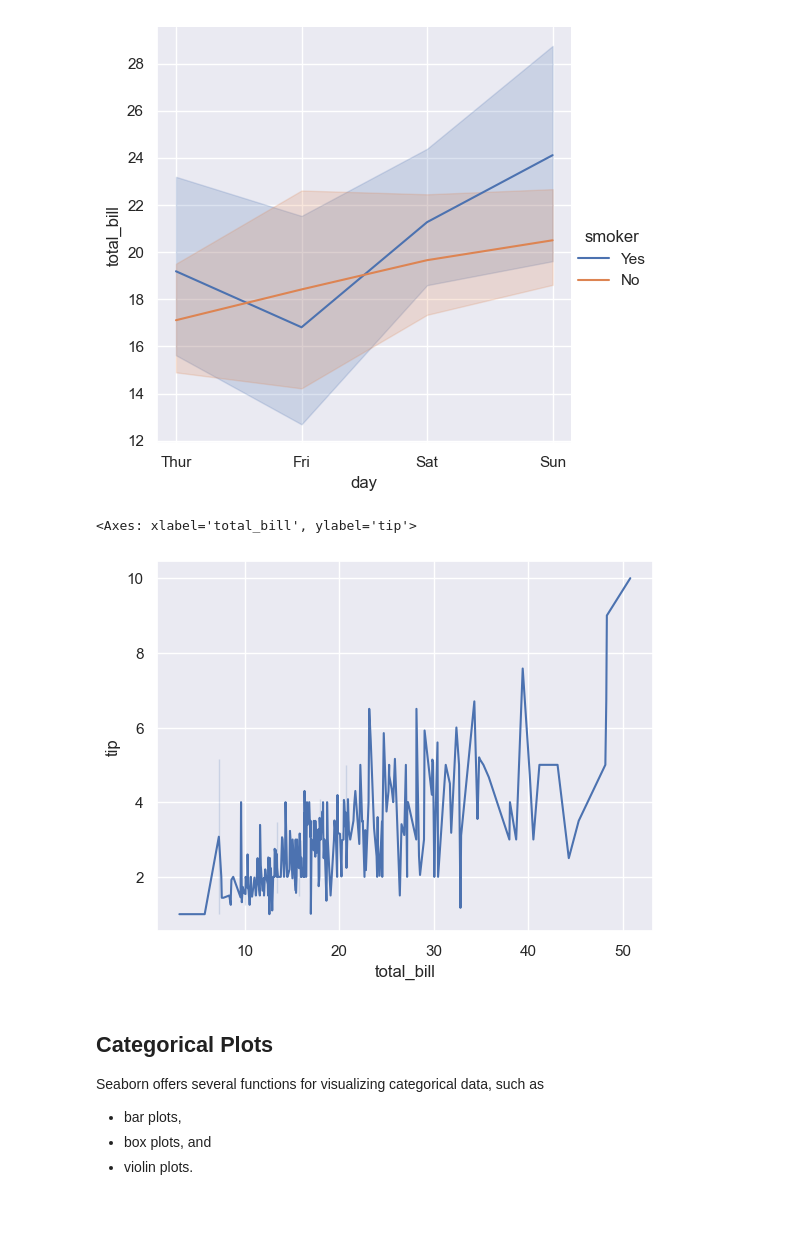
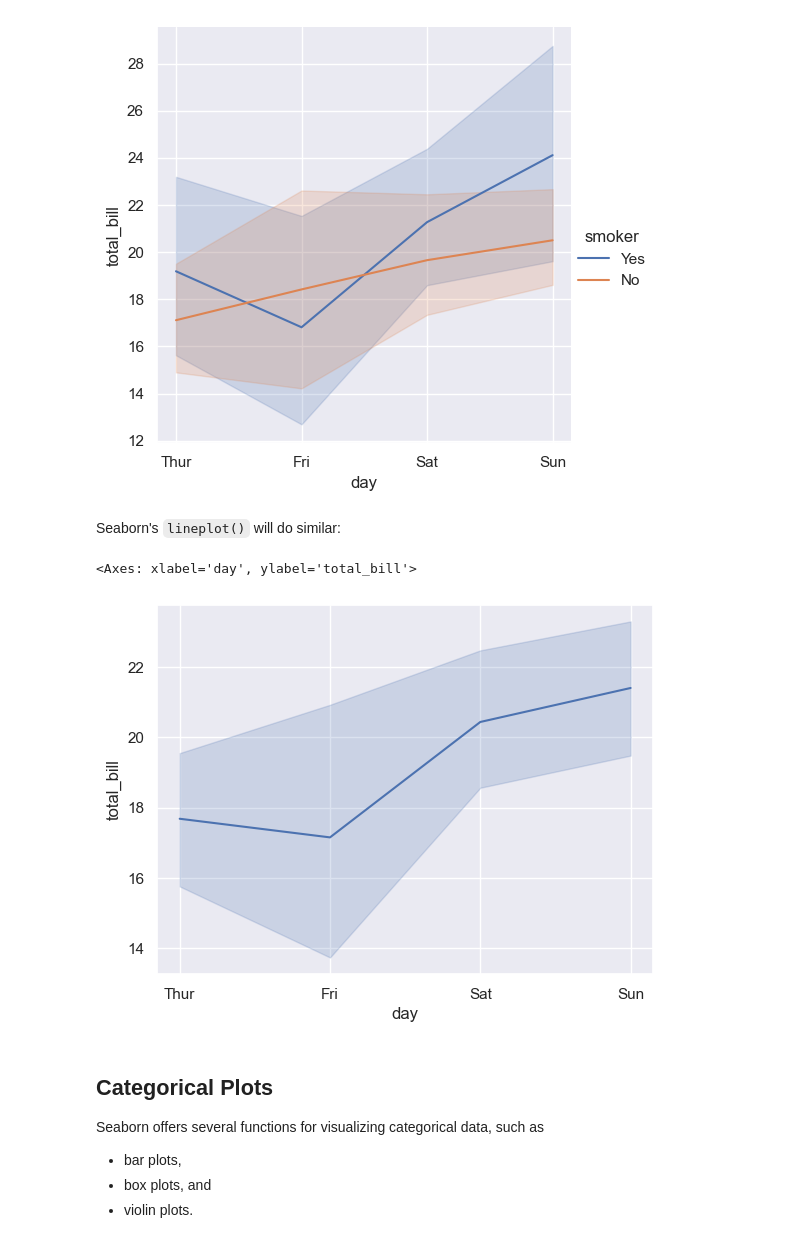
Before and after one commit to tychen742/thinkdsm, a Jupyter notebook: chapters/06-visualization/practice-sns.ipynb, the cells around one changed output. Cells and saved outputs as stored; diff of their text form; code cells hidden in the pictures; blank space fills up the shorter version.

```diff
--- a/chapters/06-visualization/practice-sns.ipynb
+++ b/chapters/06-visualization/practice-sns.ipynb
@@ -86,13 +118,15 @@ sns.relplot(x='day', y='total_bill', hue='smoker', kind='line', data=tips)
 <seaborn.axisgrid.FacetGrid at 0x...>
 [figure]
 [figure]
+# %% [markdown]
+Seaborn's `lineplot()` will do similar:
 # %%
 ### another way to create a line plot
 
-sns.lineplot(x='total_bill', y='tip', data=tips)
+sns.lineplot(x='day', y='total_bill', data=tips)
 # %% [output]
-<Axes: xlabel='total_bill', ylabel='tip'>
+<Axes: xlabel='day', ylabel='total_bill'>
-[figure, old version]
+[figure, new version]
 # %% [markdown]
 ## Categorical Plots
 
```
Also changed, not shown: parts of 9 cells of this notebook, 7 other files.
